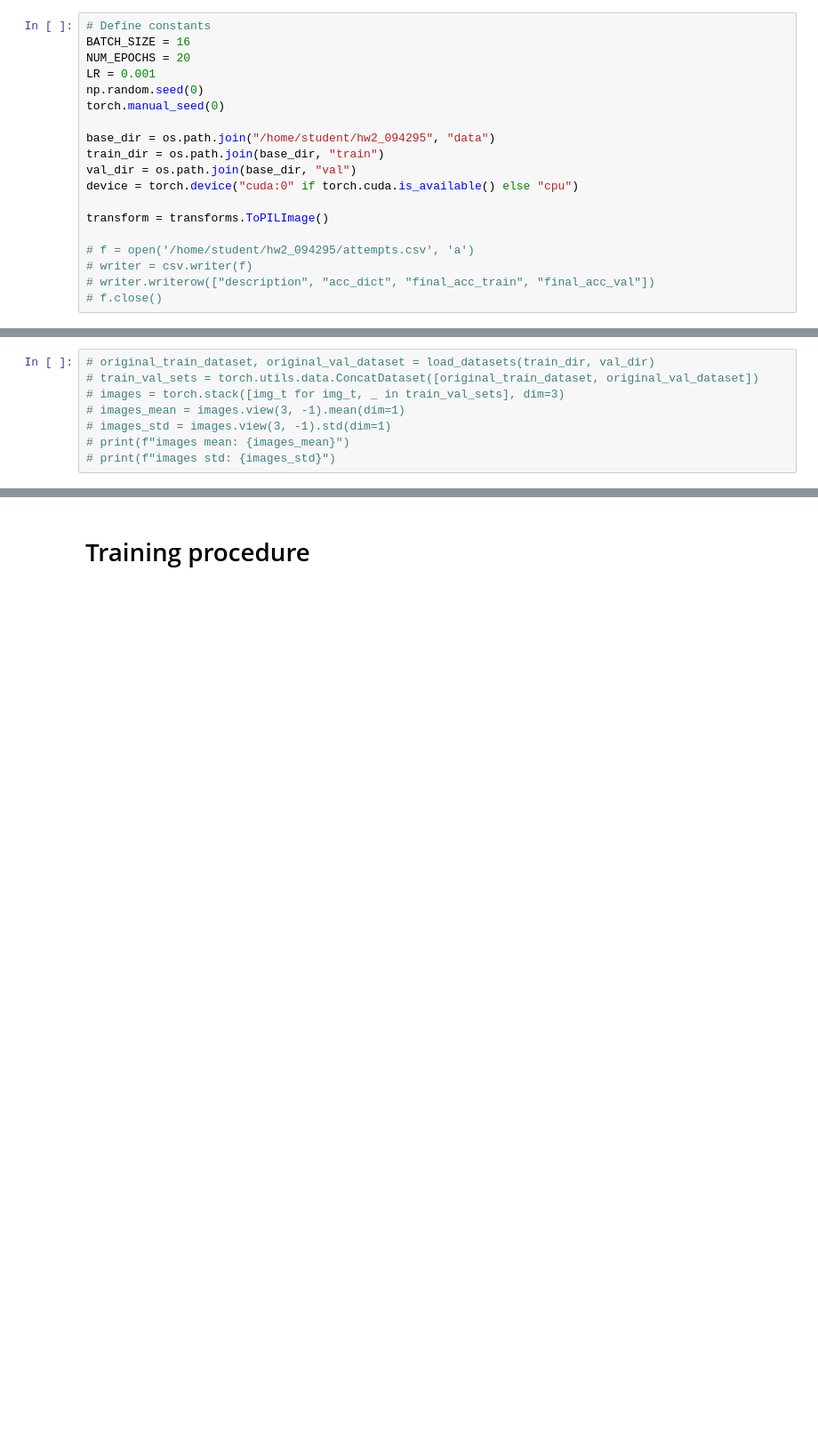
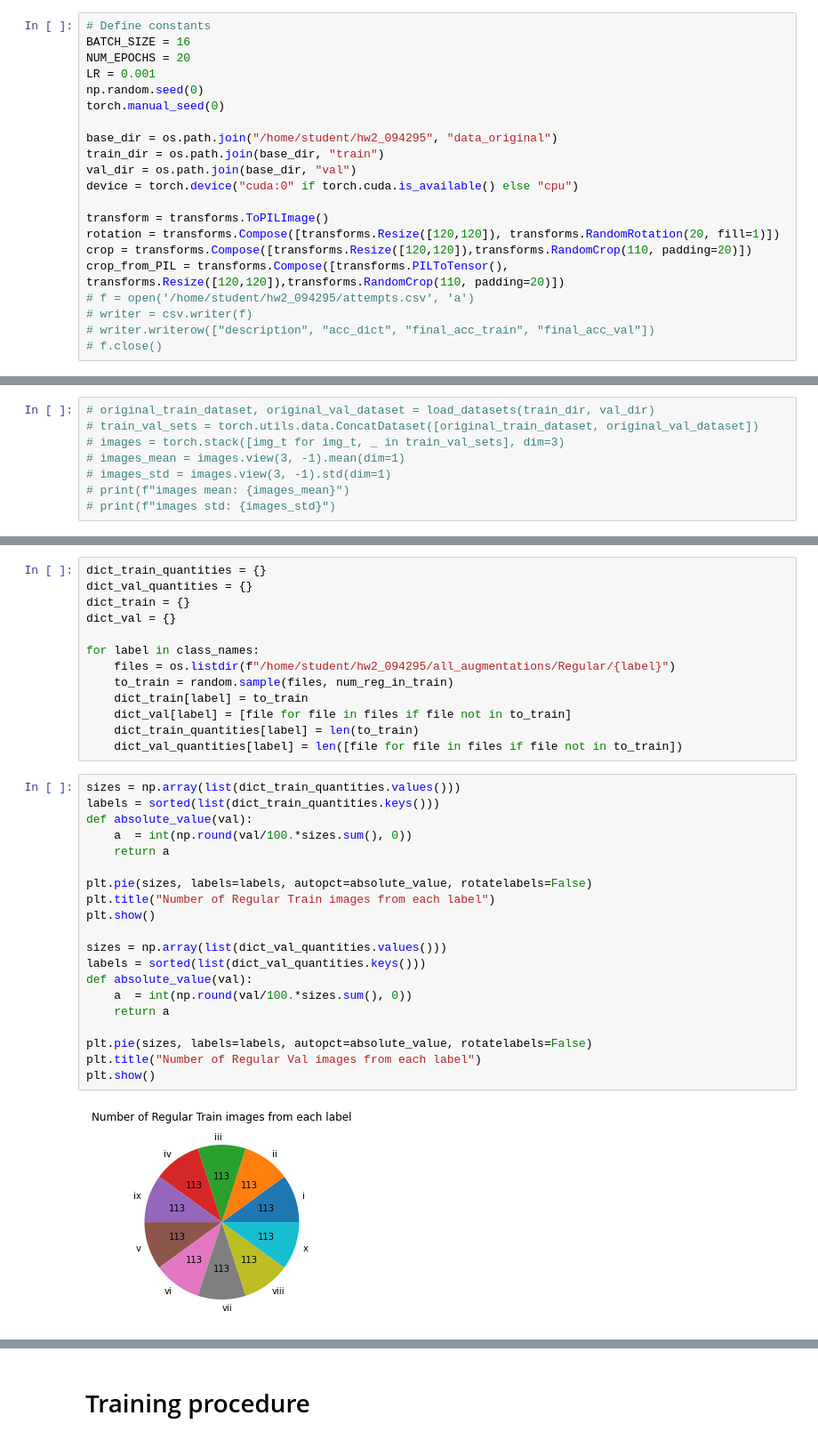
Before and after one commit to maayan-aytek/DS_LAB_hw2, a Jupyter notebook: main.ipynb, the cells around one changed output, grey strips where cells are left out. Shown at 89% size. Drawn from its saved outputs; the diff is of its cells as text; blank space fills up the shorter version.

```diff
--- a/main.ipynb
+++ b/main.ipynb
@@ -27,13 +28,15 @@ LR = 0.001
 np.random.seed(0)
 torch.manual_seed(0)
 
-base_dir = os.path.join("/home/student/hw2_094295", "data")
+base_dir = os.path.join("/home/student/hw2_094295", "data_original")
 train_dir = os.path.join(base_dir, "train")
 val_dir = os.path.join(base_dir, "val")
 device = torch.device("cuda:0" if torch.cuda.is_available() else "cpu")
 
 transform = transforms.ToPILImage()
-
+rotation = transforms.Compose([transforms.Resize([120,120]), transforms.RandomRotation(20, fill=1)])
+crop = transforms.Compose([transforms.Resize([120,120]),transforms.RandomCrop(110, padding=20)])
+crop_from_PIL = transforms.Compose([transforms.PILToTensor(), transforms.Resize([120,120]),transforms.RandomCrop(110, padding=20)])
 # f = open('/home/student/hw2_094295/attempts.csv', 'a')
 # writer = csv.writer(f)
 # writer.writerow(["description", "acc_dict", "final_acc_train", "final_acc_val"])
@@ -346,0 +426,35 @@ for label in tqdm(class_names):
+# %%
+dict_train_quantities = {}
+dict_val_quantities = {}
+dict_train = {}
+dict_val = {}
+
+for label in class_names:
+    files = os.listdir(f"/home/student/hw2_094295/all_augmentations/Regular/{label}")
+    to_train = random.sample(files, num_reg_in_train)
+    dict_train[label] = to_train
+    dict_val[label] = [file for file in files if file not in to_train]
+    dict_train_quantities[label] = len(to_train)
+    dict_val_quantities[label] = len([file for file in files if file not in to_train])
+# %%
+sizes = np.array(list(dict_train_quantities.values()))
+labels = sorted(list(dict_train_quantities.keys()))
+def absolute_value(val):
+    a  = int(np.round(val/100.*sizes.sum(), 0))
+    return a
+
+plt.pie(sizes, labels=labels, autopct=absolute_value, rotatelabels=False)
+plt.title("Number of Regular Train images from each label")
+plt.show()
+
+sizes = np.array(list(dict_val_quantities.values()))
+labels = sorted(list(dict_val_quantities.keys()))
+def absolute_value(val):
+    a  = int(np.round(val/100.*sizes.sum(), 0))
+    return a
+
+plt.pie(sizes, labels=labels, autopct=absolute_value, rotatelabels=False)
+plt.title("Number of Regular Val images from each label")
+plt.show()
+# %% [output]
+[figure, added]
```
Also changed, not shown: parts of 15 cells of this notebook.
